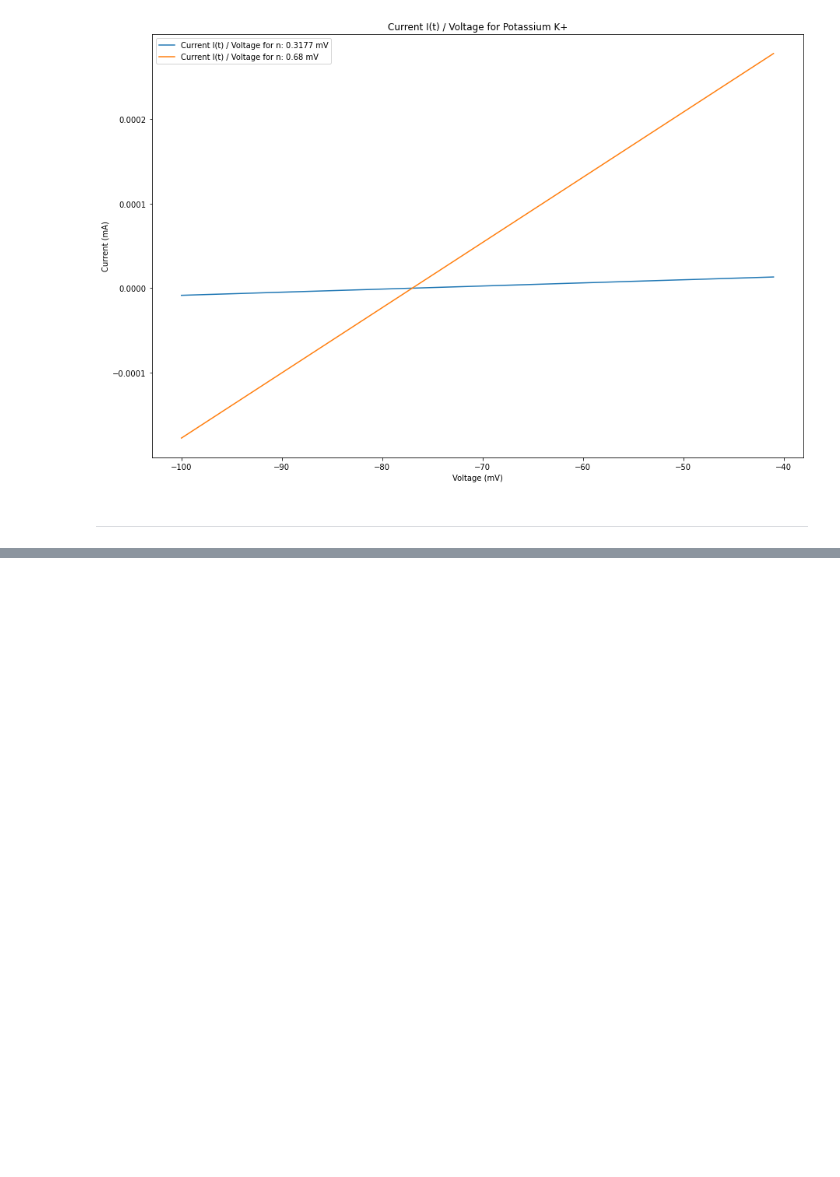
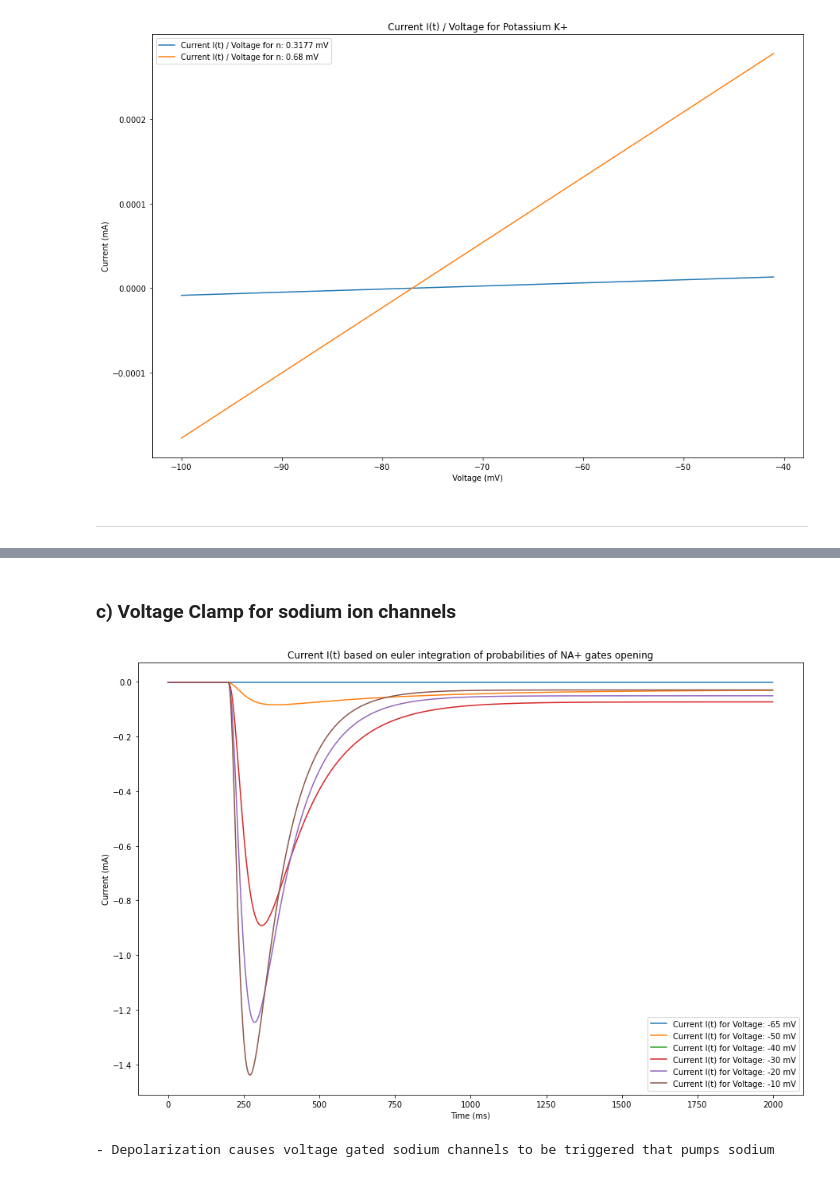
Before and after one commit to ahmedtarek-/MNS_CP_2022, a Jupyter notebook: assignment_6/assignment_6.ipynb, the cells around one changed output, grey strips where cells are left out. Cells and saved outputs as stored; diff of their text form; code cells hidden in the pictures; blank space fills up the shorter version.

```diff
--- a/assignment_6/assignment_6.ipynb
+++ b/assignment_6/assignment_6.ipynb
@@ -143,0 +270,34 @@ plt.show()
+# %% [markdown]
+### c) Voltage Clamp for sodium ion channels
+# %%
+initial_m = 0.0529
+initial_h = 0.5961
+
+def plot_current_for_voltage_clamp_na(voltage):
+    change_in_m, change_in_h, current_values = euler(initial_m, initial_h, 20, 0.01, voltage_c=voltage, clamp=True)
+    x_axis = np.arange(0, len(current_values), 1)
+
+    label = "Current I(t) for Voltage: {} mV".format(voltage)
+    plt.plot(x_axis, [i*1000 for i in current_values], label=label)
+    plt.xlabel("Time (ms)")
+    plt.ylabel("Current (mA)")
+    plt.title("Current I(t) based on euler integration of probabilities of NA+ gates opening".format(voltage))
+
+
+plt.figure(figsize=(15, 10))
+plot_current_for_voltage_clamp_na(-65)
+plot_current_for_voltage_clamp_na(-50)
+plot_current_for_voltage_clamp_na(-40)
+plot_current_for_voltage_clamp_na(-30)
+plot_current_for_voltage_clamp_na(-20)
+plot_current_for_voltage_clamp_na(-10)
+plt.legend()
+plt.show()
+
+
+print("""
+- Depolarization causes voltage gated sodium channels to be triggered that pumps sodium
+""")
+# %% [output]
+[figure, added]
+- Depolarization causes voltage gated sodium channels to be triggered that pumps sodium
```
Also changed, not shown: parts of 7 cells of this notebook.
